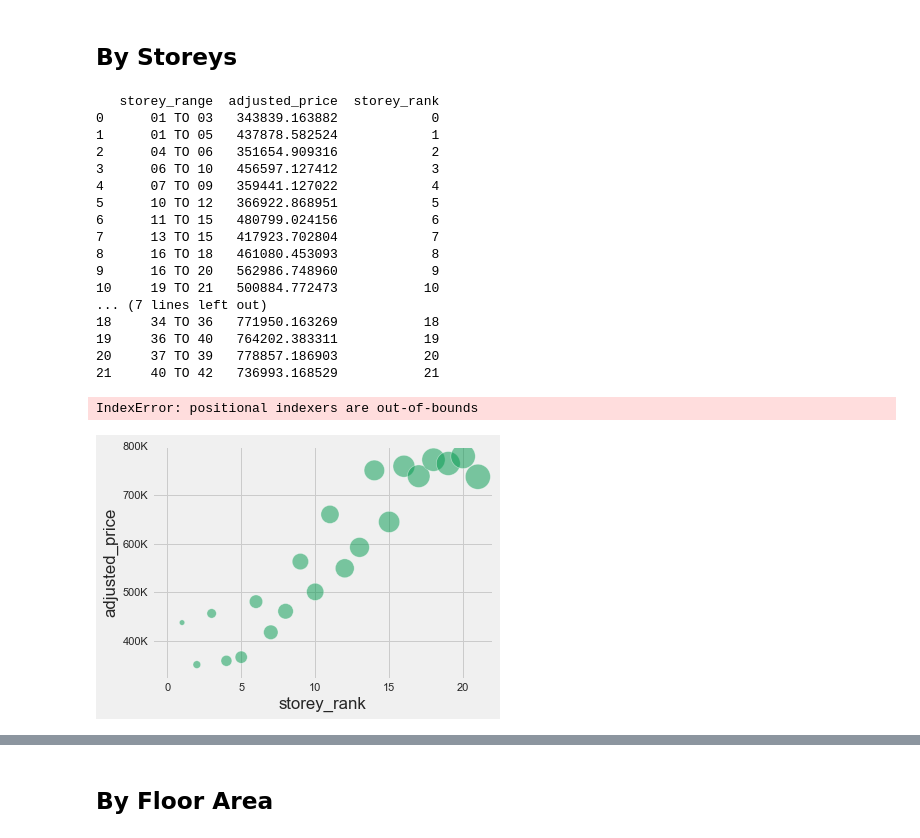
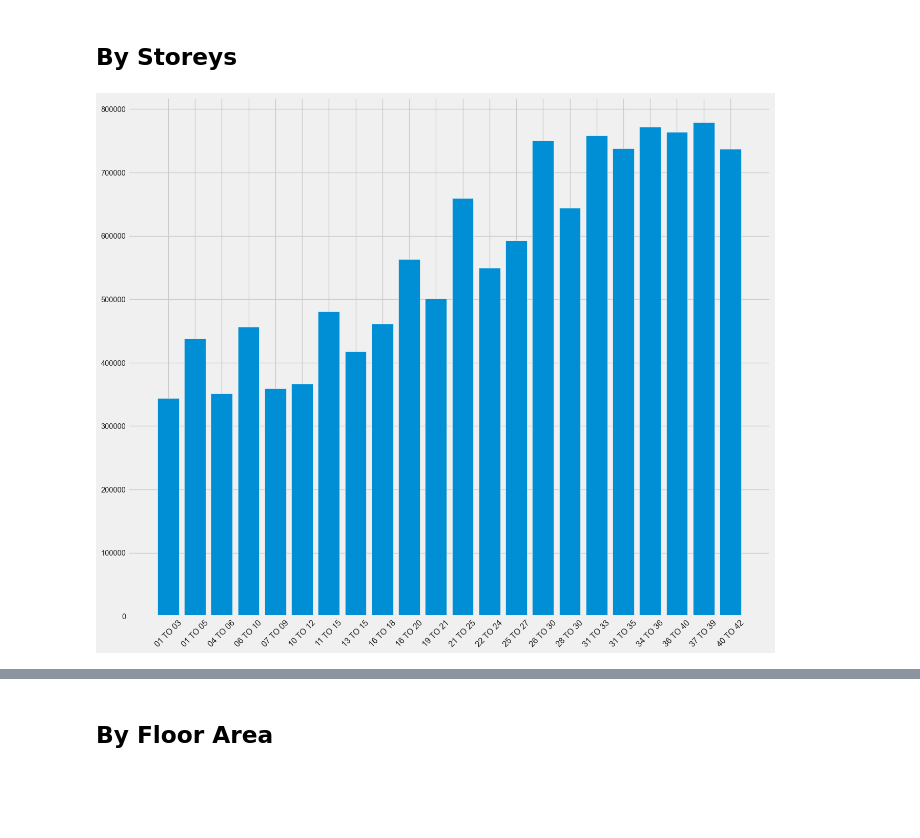
Before and after one commit to raychng/bt4222-project, a Jupyter notebook: EDA 2004 to 2013.ipynb, the cells around one changed output, grey strips where cells are left out. Saved outputs shown, nothing was run; the diff lists cells and outputs as text; code cells hidden in the pictures; blank space fills up the shorter version.

```diff
--- a/EDA 2004 to 2013.ipynb
+++ b/EDA 2004 to 2013.ipynb
@@ -565,54 +581,12 @@ Series([], Name: lease_commence_date, dtype: float64)
 # %% [markdown]
 ## By Storeys
-# %%
-fig = plt.figure(figsize=(12,4))
-
-# Storey Prices for 2004 to 2013
-ax1 = plt.subplot(121)
-storey_0413 = hdb_price_df_04_13.groupby('storey_range')['adjusted_price'].median().reset_index().sort_values(by='storey_range')
-storey_0413['storey_rank'] = storey_0413['storey_range'].astype('category').cat.codes # label encode storey -> give each storey range a rank
-print(storey_0413)
-a=sns.scatterplot(x=storey_0413['storey_rank'], y=storey_0413['adjusted_price'], s=storey_0413['storey_rank'].astype('int')*30, color='#00994d', edgecolors='w', alpha=0.5, ax=ax1)
-ylabels = ['{:,.0f}'.format(x) + 'K' for x in a.get_yticks()/1000]
-ax1.set_yticklabels(ylabels)
-ax1.set_xticklabels(pd.Series(['']).append(storey_0413.iloc[[0,5,10,15,20,24],0]))
-ax1.set_ylim([280000,1100000])
-ax1.set_ylabel('Resale Price SGD ($)', size=15)
-ax1.set_xlabel('Storey', size=15)
-ax1.set_title('All Years', size=15)
-
-'''# Storey Prices for 2014 to 2023
-ax2 = plt.subplot(122)
-storey_1423 = hdb_price_df_04_13.groupby('storey_range')['adjusted_price'].median().reset_index().sort_values(by='storey_range')
-storey_1423['storey_rank'] = storey_1423['storey_range'].astype('category').cat.codes # same as above
-
-# Bubble chart
-b=sns.scatterplot(x=storey_1423['storey_rank'], y=storey_1423['adjusted_price'], s=storey_1423['storey_rank'].astype('int')*30, color='#00994d', edgecolors='w', alpha=0.5, ax=ax2)
-ylabels = ['{:,.0f}'.format(x) + 'K' for x in ax2.get_yticks()/1000]
-ax2.set_yticklabels(ylabels); ax2.set_ylabel('')
-ax2.set_xticks([0,4,8,12,16])
-ax2.set_xticklabels(storey_1423.iloc[[0,4,8,12,16],0])
-ax2.set_ylim([280000,1100000]), ax2.set_xlabel('Storey', size=15)
-ax2.set_title('2015 to 2019', size=15)'''
-
-plt.show()
-# %% [output]
-   storey_range  adjusted_price  storey_rank
-0      01 TO 03   343839.163882            0
-1      01 TO 05   437878.582524            1
-2      04 TO 06   351654.909316            2
-3      06 TO 10   456597.127412            3
-4      07 TO 09   359441.127022            4
-5      10 TO 12   366922.868951            5
-6      11 TO 15   480799.024156            6
-7      13 TO 15   417923.702804            7
-8      16 TO 18   461080.453093            8
-9      16 TO 20   562986.748960            9
-10     19 TO 21   500884.772473           10
-... (7 lines left out)
-18     34 TO 36   771950.163269           18
-19     36 TO 40   764202.383311           19
-20     37 TO 39   778857.186903           20
-21     40 TO 42   736993.168529           21
-IndexError: positional indexers are out-of-bounds
-[figure, removed]
+# %%
+storey_04_13 = hdb_price_df_04_13.groupby('storey_range')['adjusted_price'].median().reset_index().sort_values(by='storey_range')
+# %%
+fig, ax = plt.subplots(figsize=(15, 13), dpi=96)
+
+plt.bar(storey_04_13['storey_range'], storey_04_13['adjusted_price'])
+plt.xticks(rotation=45,fontsize=12)
+plt.show()
+# %% [output]
+[figure, added]
```
Also changed, not shown: parts of 31 cells of this notebook.
